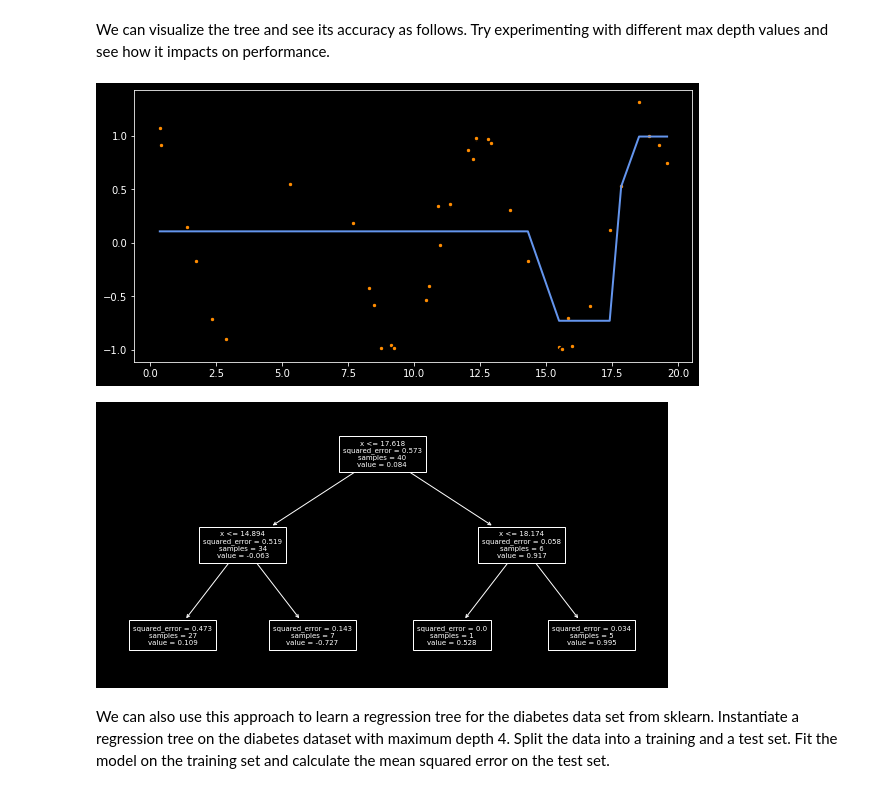
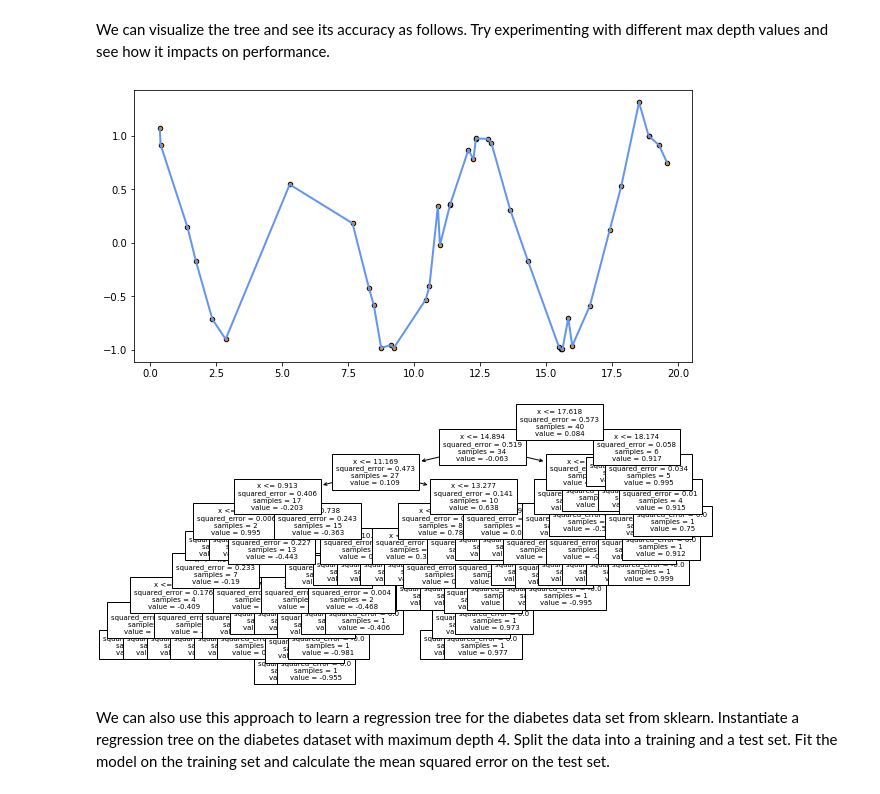
Before and after one commit to Raynham/Introduction-to-AI, a Jupyter notebook: week5/Worksheet Week 17.ipynb, the cells around one changed output. Saved outputs shown, nothing was run; the diff lists cells and outputs as text; code cells hidden in the pictures.

```diff
--- a/week5/Worksheet Week 17.ipynb
+++ b/week5/Worksheet Week 17.ipynb
@@ -177,18 +171,22 @@ ypred=model.predict(X)
 # %% [markdown]
 We can visualize the tree and see its accuracy as follows. Try experimenting with different max depth values and see how it impacts on performance.
 # %%
+from sklearn.tree import DecisionTreeRegressor
+rt = DecisionTreeRegressor(max_depth=10)
+model=rt.fit(X, y)
+ypred=model.predict(X)
 plt.figure()
 plt.scatter(X, y, s=20, edgecolor="black",
 c="darkorange", label="data")
 plt.plot(X, ypred, color="cornflowerblue",label="max_depth=2",
    linewidth=2)
 plt.show()
 plt.figure()
 tree.plot_tree(model,feature_names=['x','y'],fontsize=7)
 plt.show()
 # %% [output]
-[figure, old version]
+[figure, new version]
-[figure, old version]
+[figure, new version]
 # %% [markdown]
 We can also use this approach to learn a regression tree for the diabetes data set from sklearn. Instantiate a regression tree on the diabetes dataset with maximum depth 4. Split the data into a training and a test set. Fit the model on the training set and calculate the mean squared error on the test set.
 # %%
```
Also changed, not shown: parts of 11 cells of this notebook.
